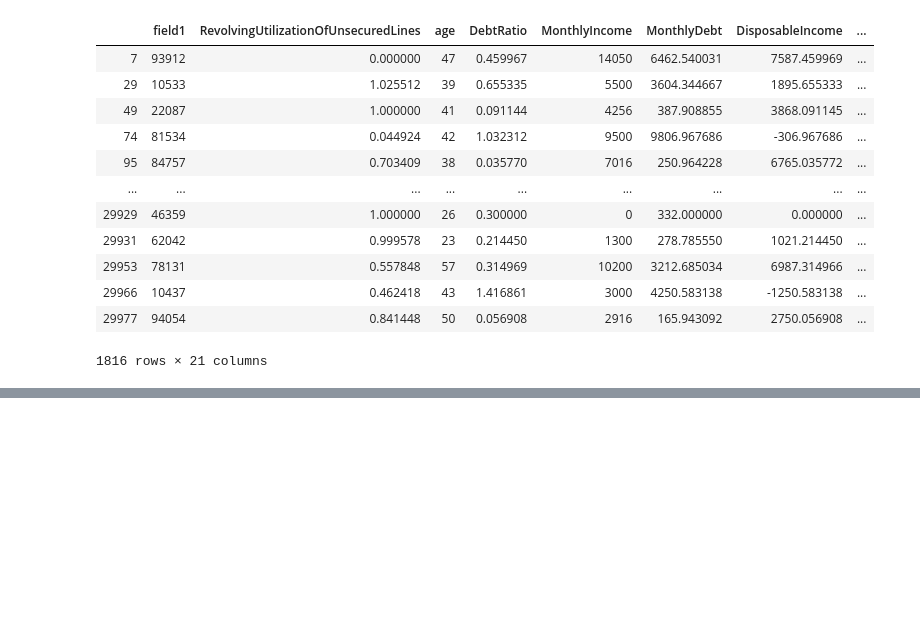
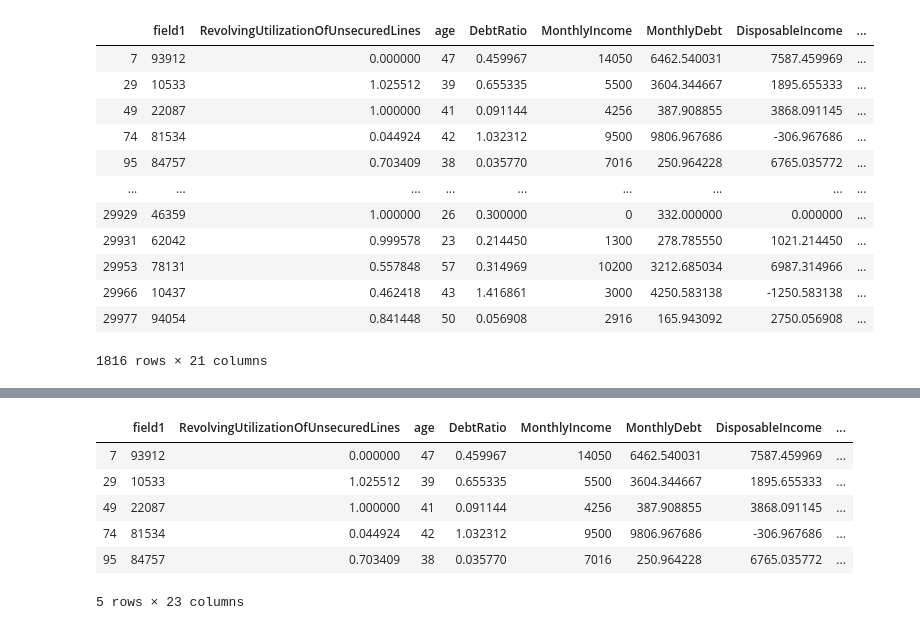
Before and after one commit to Simplon-IA-Bdx-1/give-me-some-credit-Malaika-p, a Jupyter notebook: evaluation_bigml_give_me_credit2.ipynb, the cells around one changed output, grey strips where cells are left out. Saved outputs shown, nothing was run; the diff lists cells and outputs as text; code cells hidden in the pictures; blank space fills up the shorter version.

```diff
--- a/evaluation_bigml_give_me_credit2.ipynb
+++ b/evaluation_bigml_give_me_credit2.ipynb
@@ -434,0 +512,10 @@ df_error
+# %%
+df_error.head()
+# %% [output]
+|  | field1 | RevolvingUtilizationOfUnsecuredLines | age | DebtRatio | MonthlyIncome | MonthlyDebt | DisposableIncome | ... |
+| 7 | 93912 | 0.000000 | 47 | 0.459967 | 14050 | 6462.540031 | 7587.459969 | ... |
+| 29 | 10533 | 1.025512 | 39 | 0.655335 | 5500 | 3604.344667 | 1895.655333 | ... |
+| 49 | 22087 | 1.000000 | 41 | 0.091144 | 4256 | 387.908855 | 3868.091145 | ... |
+| 74 | 81534 | 0.044924 | 42 | 1.032312 | 9500 | 9806.967686 | -306.967686 | ... |
+| 95 | 84757 | 0.703409 | 38 | 0.035770 | 7016 | 250.964228 | 6765.035772 | ... |
+5 rows × 23 columns
```
Also changed, not shown: parts of 35 cells of this notebook.
